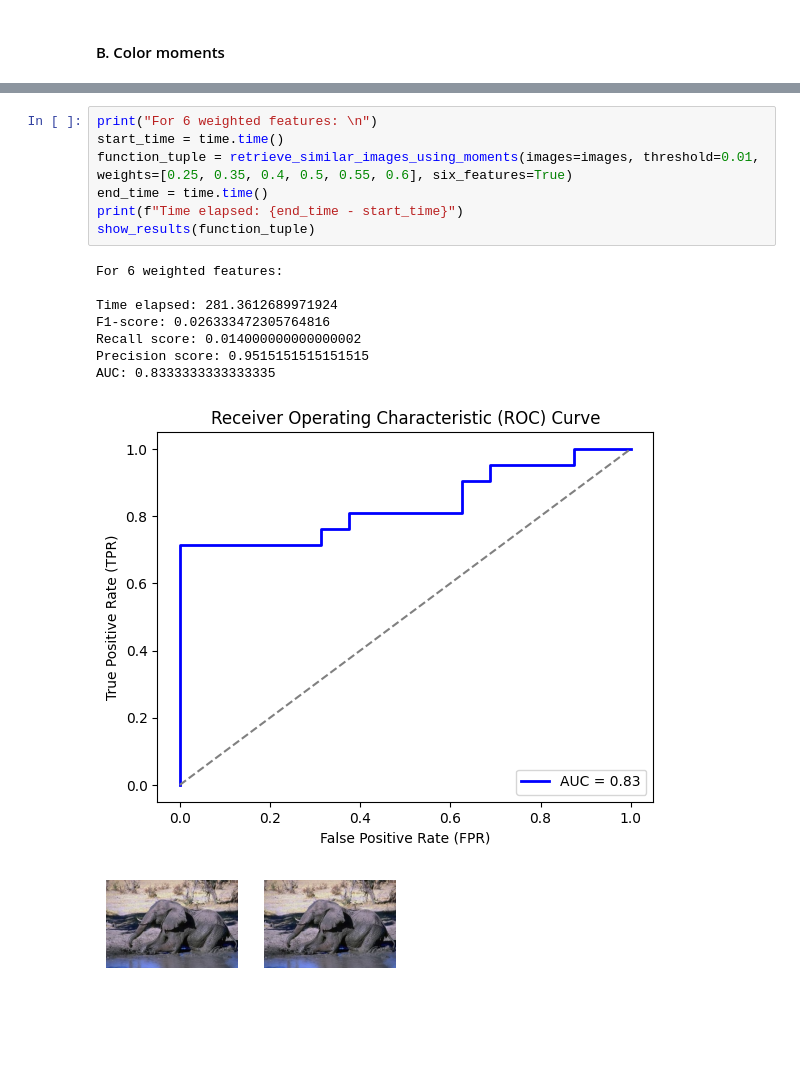
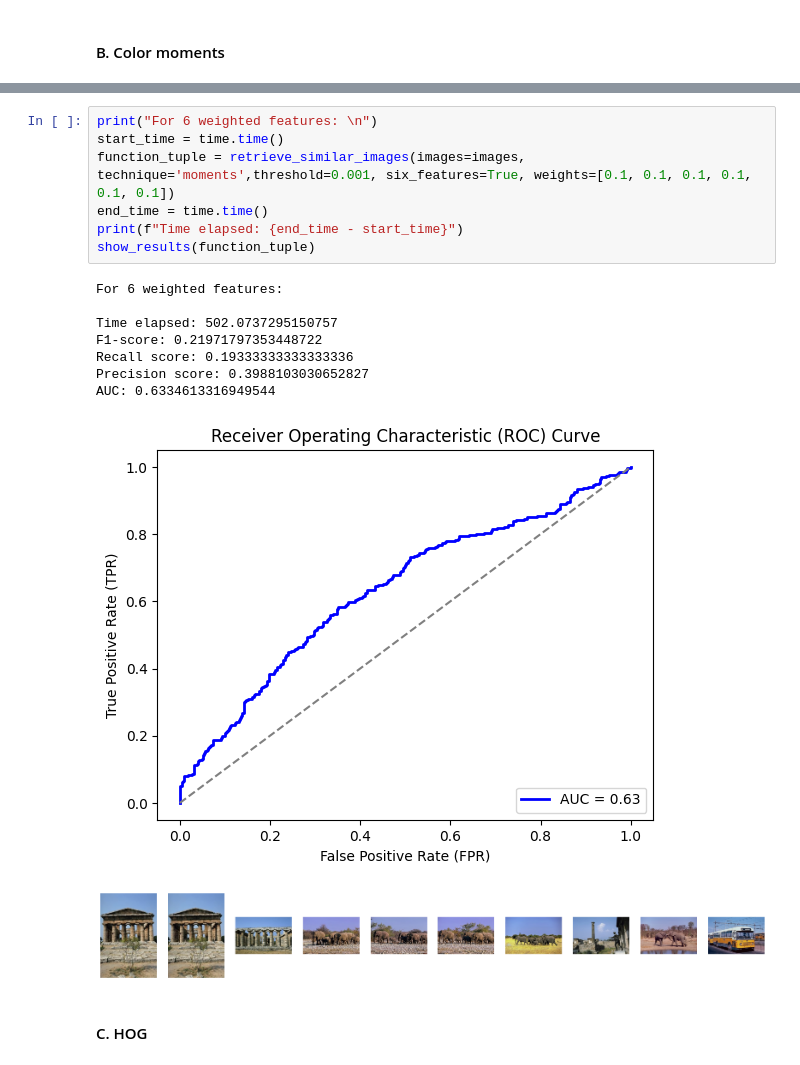
Before and after one commit to DiaeddinTahboub/Computer-Vision-Assignment-2, a Jupyter notebook: Code.ipynb, the cells around one changed output, grey strips where cells are left out. Saved outputs shown, nothing was run; the diff lists cells and outputs as text; blank space fills up the shorter version.

```diff
--- a/Code.ipynb
+++ b/Code.ipynb
@@ -255,17 +501,19 @@ AUC: 0.6566837107377648
 # %%
 print("For 6 weighted features: \n")
 start_time = time.time()
-function_tuple = retrieve_similar_images_using_moments(images=images, threshold=0.01, weights=[0.25, 0.35, 0.4, 0.5, 0.55, 0.6], six_features=True)
+function_tuple = retrieve_similar_images(images=images, technique='moments',threshold=0.001, six_features=True, weights=[0.1, 0.1, 0.1, 0.1, 0.1, 0.1])
 end_time = time.time()
 print(f"Time elapsed: {end_time - start_time}")
 show_results(function_tuple)
 # %% [output]
 For 6 weighted features:
 
-Time elapsed: 281.3612689971924
-F1-score: 0.026333472305764816
-Recall score: 0.014000000000000002
-Precision score: 0.9515151515151515
-AUC: 0.8333333333333335
+Time elapsed: 502.0737295150757
+F1-score: 0.21971797353448722
+Recall score: 0.19333333333333336
+Precision score: 0.3988103030652827
+AUC: 0.6334613316949544
-[figure, old version]
+[figure, new version]
-[figure, old version]
+[figure, new version]
+# %% [markdown]
+#### C. HOG
```
Also changed, not shown: parts of 32 cells of this notebook.
